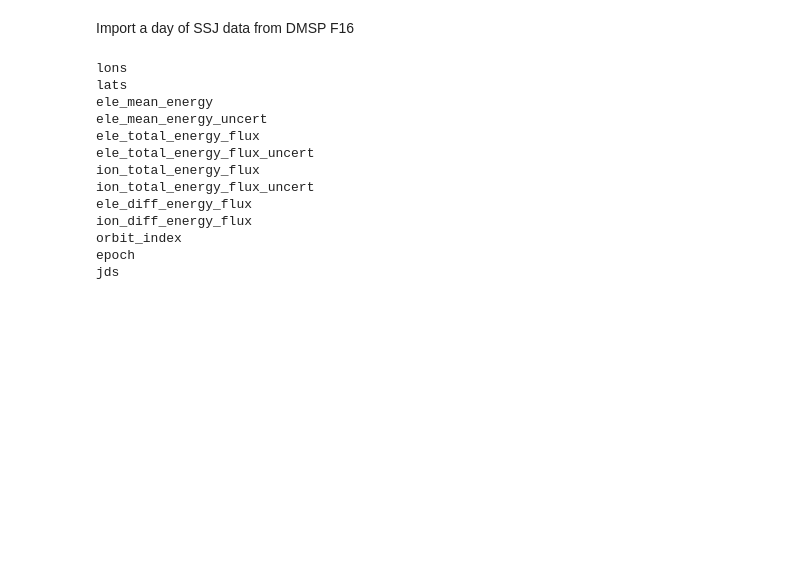
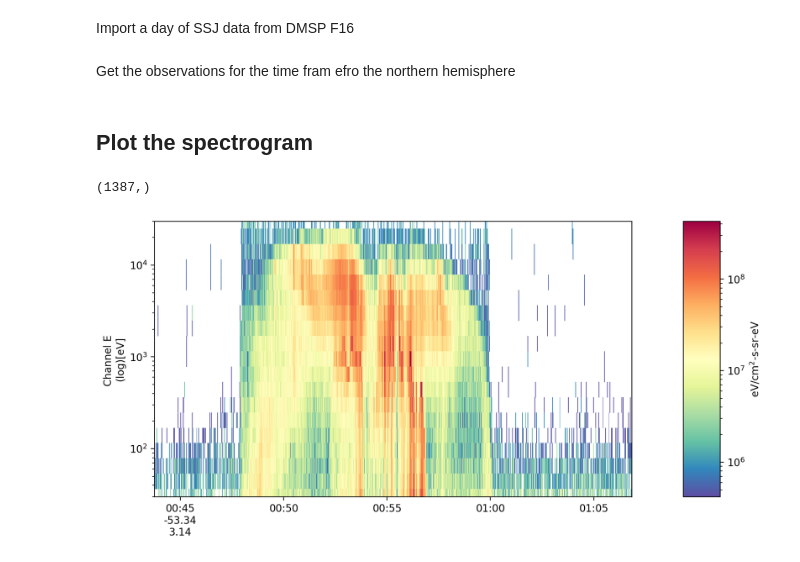
Before and after one commit to jali7001/LBH_to_eflux, a Jupyter notebook: LBH_to_eflux/observations/plot_ssj_file.ipynb, the cells around one changed output. Drawn from its saved outputs; the diff is of its cells as text; code cells hidden in the pictures; blank space fills up the shorter version.

```diff
--- a/LBH_to_eflux/observations/plot_ssj_file.ipynb
+++ b/LBH_to_eflux/observations/plot_ssj_file.ipynb
@@ -3,4 +20,7 @@
 # %%
 dmsp = 16
 hemisphere = 'S'
+startdt = datetime.datetime(2014,2,18)
+enddt = datetime.datetime(2014,2,18,2)
+
 ssj_file = '/home/matsuo/Documents/tomokostuff/SSJcdfs_v2/20140218/dmsp-f16_ssj_precipitating-electrons-ions_20140218_v1.1.3_GLOWcond_v2.cdf'
@@ -23,21 +28,21 @@ from matplotlib.gridspec import GridSpec
 Import a day of SSJ data from DMSP F16
 # %%
 ssj = SSJDay(16, 'N', ssj_file, read_spec = True )
-# %%
-ssj_data = ssj.get_ingest_data()
-for name in ssj_data:
-    print(name)
-# %% [output]
-lons
-lats
-ele_mean_energy
-ele_mean_energy_uncert
-ele_total_energy_flux
-ele_total_energy_flux_uncert
-ion_total_energy_flux
-ion_total_energy_flux_uncert
-ele_diff_energy_flux
-ion_diff_energy_flux
-orbit_index
-epoch
-jds
+# %% [markdown]
+Get the observations for the time fram efro the northern hemisphere
+# %%
+ssj_first_pass = ssj.get_ingest_data(startdt,enddt,'S')
+ssj_first_pass.keys()
+# %% [markdown]
+## Plot the spectrogram
+# %%
+f1 = pp.figure(figsize=(10,10*0.5),dpi=200)
+gs = GridSpec(1,13)
+a2 = f1.add_subplot(gs[0:11])
+a2_cb = f1.add_subplot(gs[12])
+dmsp_spectrogram(jdarr2datetime(ssj_first_pass['jds']), ssj_first_pass['ele_diff_energy_flux'],\
+                 ax = a2, ax_cb = a2_cb, \
+                 lat = ssj_first_pass['lats'], lt = ssj_first_pass['lons']/15)
+# %% [output]
+(1387,)
+[figure, added]
```
Also changed, not shown: parts of 2 cells of this notebook, 2 other files.
